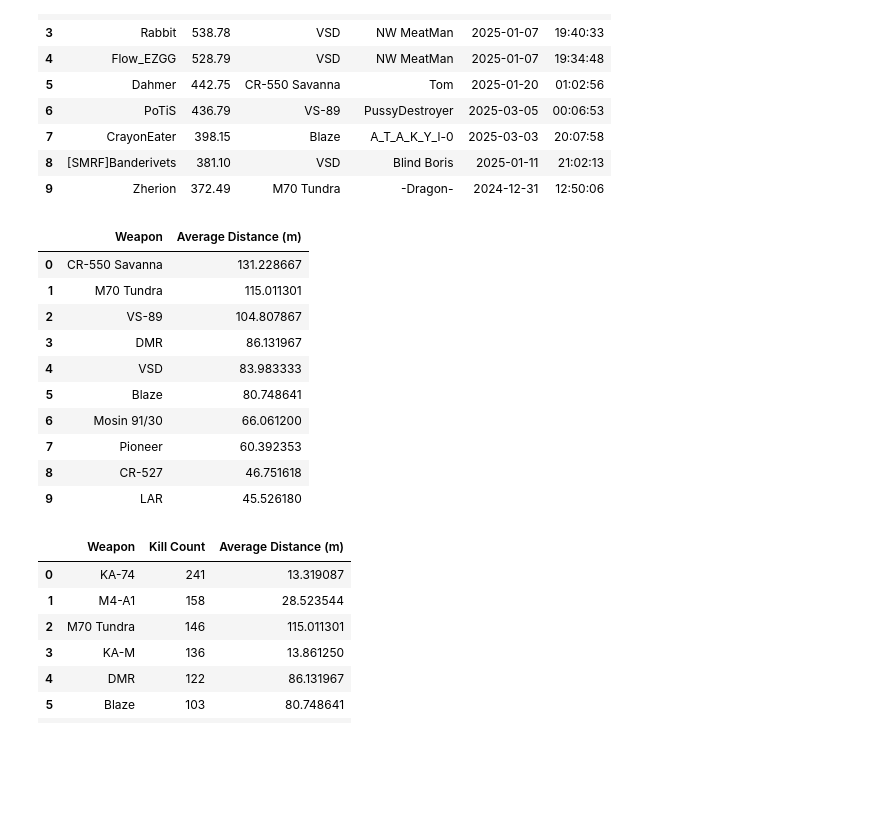
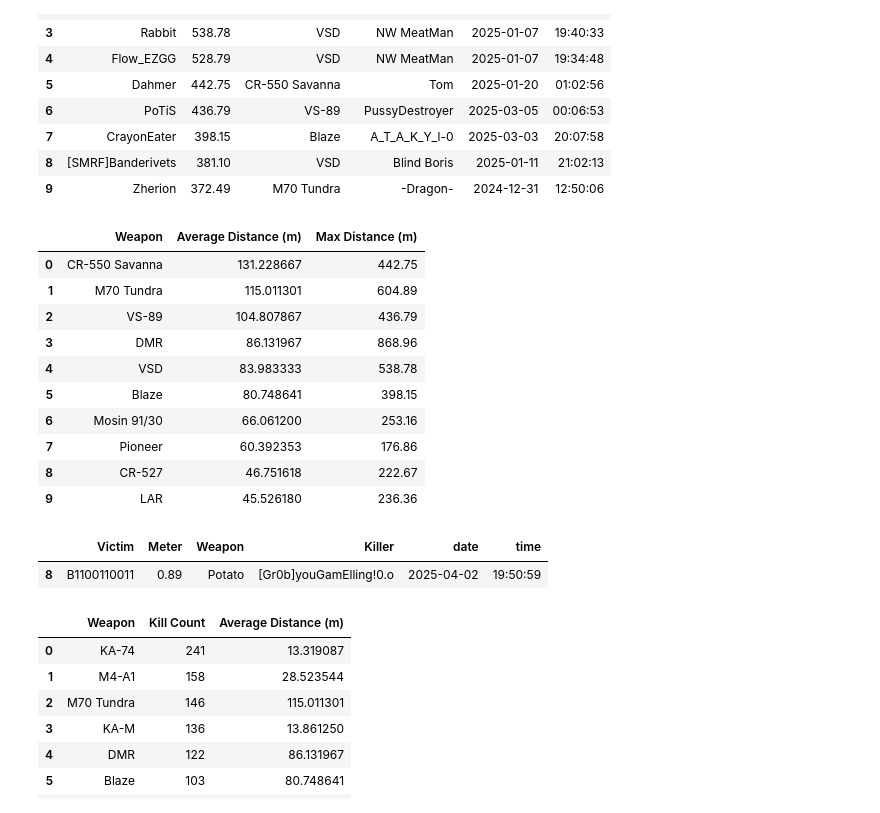
Before and after one commit to lucahlg/DayZAnalytics, a Jupyter notebook: discord.ipynb, the cells around one changed output. Cells and saved outputs as stored; diff of their text form; code cells hidden in the pictures; blank space fills up the shorter version.

Commit message:
potato

```diff
--- a/discord.ipynb
+++ b/discord.ipynb
@@ -183,22 +183,39 @@ top_10_kills_by_meter
 # %%
 # Average kill distance per Weapon
 average_kill_distance = df.groupby('Weapon')['Meter'].mean().reset_index()
 average_kill_distance.rename(columns={'tmp': 'Weapon', 'Meter': 'Average Distance (m)'}, inplace=True)
 average_kill_distance.sort_values(by='Average Distance (m)', ascending=False, inplace=True)
 average_kill_distance.reset_index(drop=True, inplace=True)
+
+
+# add max kill distance to the table
+max_kill_distance = df.groupby('Weapon')['Meter'].max().reset_index()
+max_kill_distance.rename(columns={'tmp': 'Weapon', 'Meter': 'Max Distance (m)'}, inplace=True)
+max_kill_distance.sort_values(by='Max Distance (m)', ascending=False, inplace=True)
+max_kill_distance.reset_index(drop=True, inplace=True)
+# merge the two tables
+average_kill_distance = pd.merge(average_kill_distance, max_kill_distance, on='Weapon')
+
 average_kill_distance.head(10)
 # %% [output]
-|  | Weapon | Average Distance (m) |
-| 0 | CR-550 Savanna | 131.228667 |
-| 1 | M70 Tundra | 115.011301 |
-| 2 | VS-89 | 104.807867 |
-| 3 | DMR | 86.131967 |
-| 4 | VSD | 83.983333 |
-| 5 | Blaze | 80.748641 |
-| 6 | Mosin 91/30 | 66.061200 |
-| 7 | Pioneer | 60.392353 |
-| 8 | CR-527 | 46.751618 |
-| 9 | LAR | 45.526180 |
+|  | Weapon | Average Distance (m) | Max Distance (m) |
+| 0 | CR-550 Savanna | 131.228667 | 442.75 |
+| 1 | M70 Tundra | 115.011301 | 604.89 |
+| 2 | VS-89 | 104.807867 | 436.79 |
+| 3 | DMR | 86.131967 | 868.96 |
+| 4 | VSD | 83.983333 | 538.78 |
+| 5 | Blaze | 80.748641 | 398.15 |
+| 6 | Mosin 91/30 | 66.061200 | 253.16 |
+| 7 | Pioneer | 60.392353 | 176.86 |
+| 8 | CR-527 | 46.751618 | 222.67 |
+| 9 | LAR | 45.526180 | 236.36 |
+# %%
+# all kills with weapon "Potato"
+potato_kills = df[df['Weapon'] == 'Potato']
+potato_kills
+# %% [output]
+|  | Victim | Meter | Weapon | Killer | date | time |
+| 8 | B1100110011 | 0.89 | Potato | [Gr0b]youGamElling!0.o | 2025-04-02 | 19:50:59 |
 # %%
 # Top weapons by kill count with average distance
 top_weapons_by_kill_count = df['tmp'].value_counts().reset_index()
```
